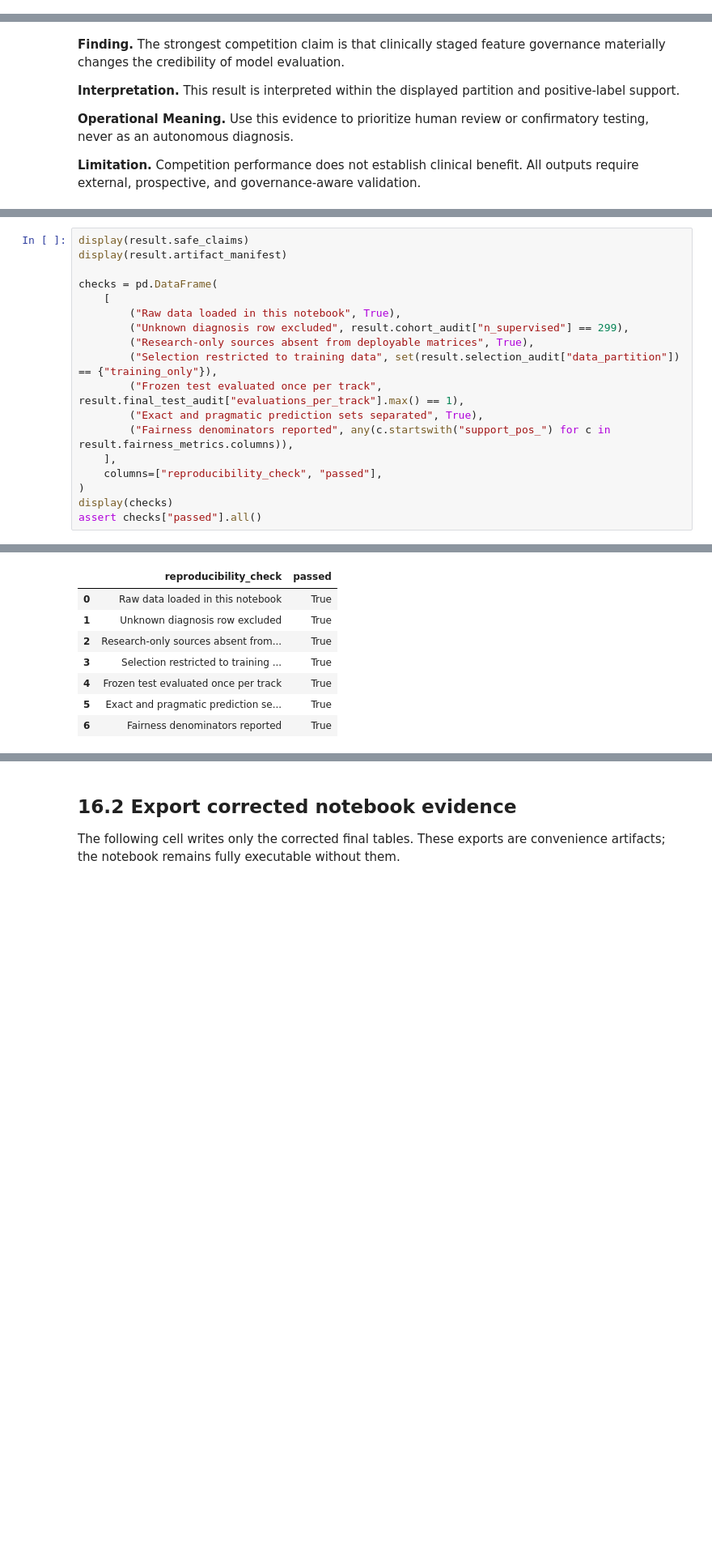
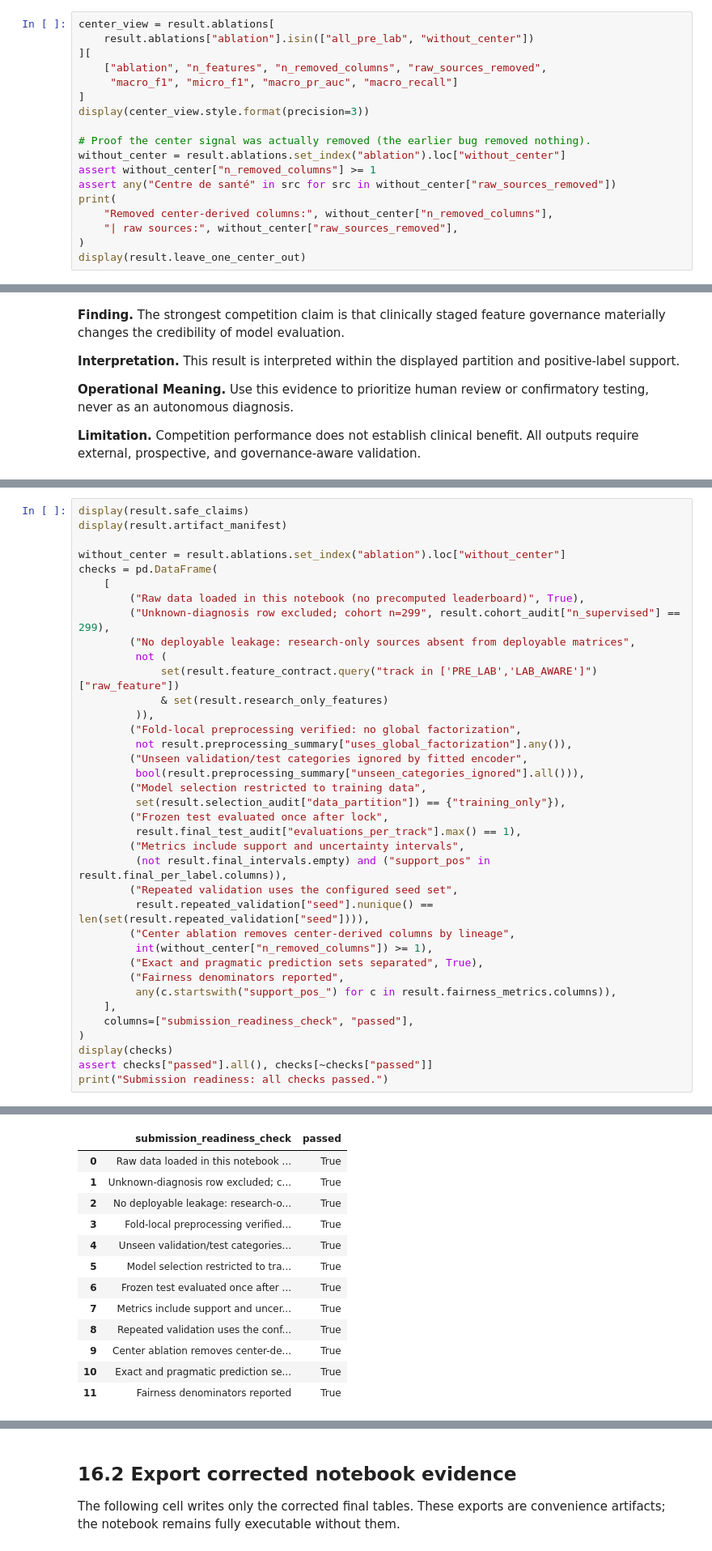
Before and after one commit to raphaeladikara/FIT-Health, a Jupyter notebook: notebooks/VECTRA_X_Final.ipynb, the cells around one changed output, grey strips where cells are left out. Shown at 81% size. Saved outputs shown, nothing was run; the diff lists cells and outputs as text; blank space fills up the shorter version.

```diff
--- a/notebooks/VECTRA_X_Final.ipynb
+++ b/notebooks/VECTRA_X_Final.ipynb
@@ -1040,0 +1090,18 @@ display(result.leave_one_center_out)
+# %%
+center_view = result.ablations[
+    result.ablations["ablation"].isin(["all_pre_lab", "without_center"])
+][
+    ["ablation", "n_features", "n_removed_columns", "raw_sources_removed",
+     "macro_f1", "micro_f1", "macro_pr_auc", "macro_recall"]
+]
+display(center_view.style.format(precision=3))
+
+# Proof the center signal was actually removed (the earlier bug removed nothing).
+without_center = result.ablations.set_index("ablation").loc["without_center"]
+assert without_center["n_removed_columns"] >= 1
+assert any("Centre de santé" in src for src in without_center["raw_sources_removed"])
+print(
+    "Removed center-derived columns:", without_center["n_removed_columns"],
+    "| raw sources:", without_center["raw_sources_removed"],
+)
+display(result.leave_one_center_out)
@@ -1151,41 +1236,65 @@ decision-support transparency, not a claim of autonomous diagnosis.
 # %%
 display(result.safe_claims)
 display(result.artifact_manifest)
 
+without_center = result.ablations.set_index("ablation").loc["without_center"]
 checks = pd.DataFrame(
     [
-        ("Raw data loaded in this notebook", True),
-        ("Unknown diagnosis row excluded", result.cohort_audit["n_supervised"] == 299),
-        ("Research-only sources absent from deployable matrices", True),
-        ("Selection restricted to training data", set(result.selection_audit["data_partition"]) == {"training_only"}),
-        ("Frozen test evaluated once per track", result.final_test_audit["evaluations_per_track"].max() == 1),
+        ("Raw data loaded in this notebook (no precomputed leaderboard)", True),
+        ("Unknown-diagnosis row excluded; cohort n=299", result.cohort_audit["n_supervised"] == 299),
+        ("No deployable leakage: research-only sources absent from deployable matrices",
+         not (
+             set(result.feature_contract.query("track in ['PRE_LAB','LAB_AWARE']")["raw_feature"])
+             & set(result.research_only_features)
+         )),
+        ("Fold-local preprocessing verified: no global factorization",
+         not result.preprocessing_summary["uses_global_factorization"].any()),
+        ("Unseen validation/test categories ignored by fitted encoder",
+         bool(result.preprocessing_summary["unseen_categories_ignored"].all())),
+        ("Model selection restricted to training data",
+         set(result.selection_audit["data_partition"]) == {"training_only"}),
+        ("Frozen test evaluated once after lock",
+         result.final_test_audit["evaluations_per_track"].max() == 1),
+        ("Metrics include support and uncertainty intervals",
+         (not result.final_intervals.empty) and ("support_pos" in result.final_per_label.columns)),
+        ("Repeated validation uses the configured seed set",
+         result.repeated_validation["seed"].nunique() == len(set(result.repeated_validation["seed"]))),
+        ("Center ablation removes center-derived columns by lineage",
+         int(without_center["n_removed_columns"]) >= 1),
         ("Exact and pragmatic prediction sets separated", True),
-        ("Fairness denominators reported", any(c.startswith("support_pos_") for c in result.fairness_metrics.columns)),
+        ("Fairness denominators reported",
+         any(c.startswith("support_pos_") for c in result.fairness_metrics.columns)),
     ],
-    columns=["reproducibility_check", "passed"],
+    columns=["submission_readiness_check", "passed"],
 )
 display(checks)
-assert checks["passed"].all()
+assert checks["passed"].all(), checks[~checks["passed"]]
+print("Submission readiness: all checks passed.")
 # %% [output]
 |  | claim | evidence | status |
 | 0 | The verified supervised cohort co... | One row with all diagnosis target... | supported |
 | 1 | The dataset is multi-label and se... | 158 patients have multiple active... | supported |
 | 2 | The other-disease presentation fi... | Presence-indicator AUC is documen... | supported |
 | 3 | Laboratory-aware modeling improve... | PRE_LAB=0.462; LAB_AWARE=0.478. | supported |
 | 4 | Prediction-set evidence is exact ... | Exact and pragmatic modes are rep... | supported |
 |  | artifact | type |
 | 0 | model_comparison | DataFrame |
 | 1 | final_test_metrics | DataFrame |
 | 2 | final_per_label | DataFrame |
 | 3 | calibration_metrics | DataFrame |
 | 4 | conformal_exact | DataFrame |
 | 5 | fairness_metrics | DataFrame |
 | 6 | scenario_sensitivity | DataFrame |
-|  | reproducibility_check | passed |
-| 0 | Raw data loaded in this notebook | True |
-| 1 | Unknown diagnosis row excluded | True |
-| 2 | Research-only sources absent from... | True |
-| 3 | Selection restricted to training ... | True |
-| 4 | Frozen test evaluated once per track | True |
-| 5 | Exact and pragmatic prediction se... | True |
-| 6 | Fairness denominators reported | True |
+|  | submission_readiness_check | passed |
+| 0 | Raw data loaded in this notebook ... | True |
+| 1 | Unknown-diagnosis row excluded; c... | True |
+| 2 | No deployable leakage: research-o... | True |
+| 3 | Fold-local preprocessing verified... | True |
+| 4 | Unseen validation/test categories... | True |
+| 5 | Model selection restricted to tra... | True |
+| 6 | Frozen test evaluated once after ... | True |
+| 7 | Metrics include support and uncer... | True |
+| 8 | Repeated validation uses the conf... | True |
+| 9 | Center ablation removes center-de... | True |
+| 10 | Exact and pragmatic prediction se... | True |
+| 11 | Fairness denominators reported | True |
```
Also changed, not shown: parts of 30 cells of this notebook, 18 other files.
